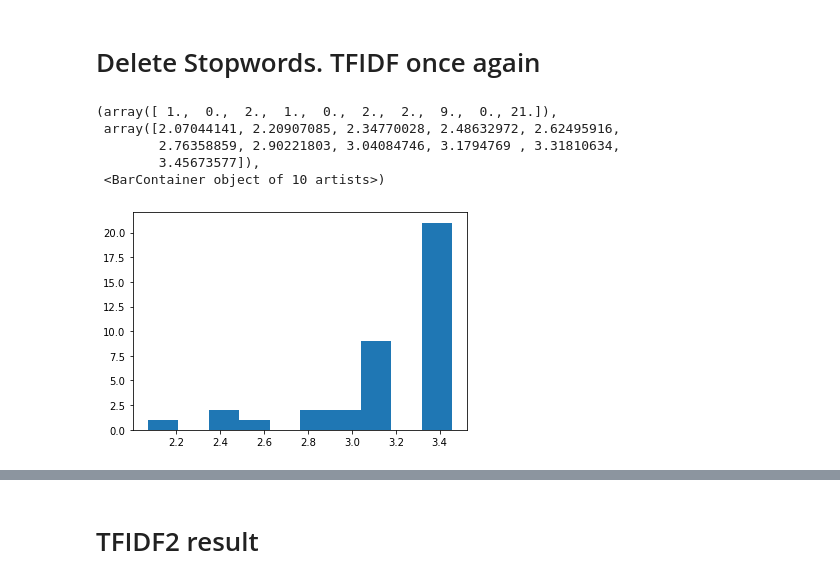
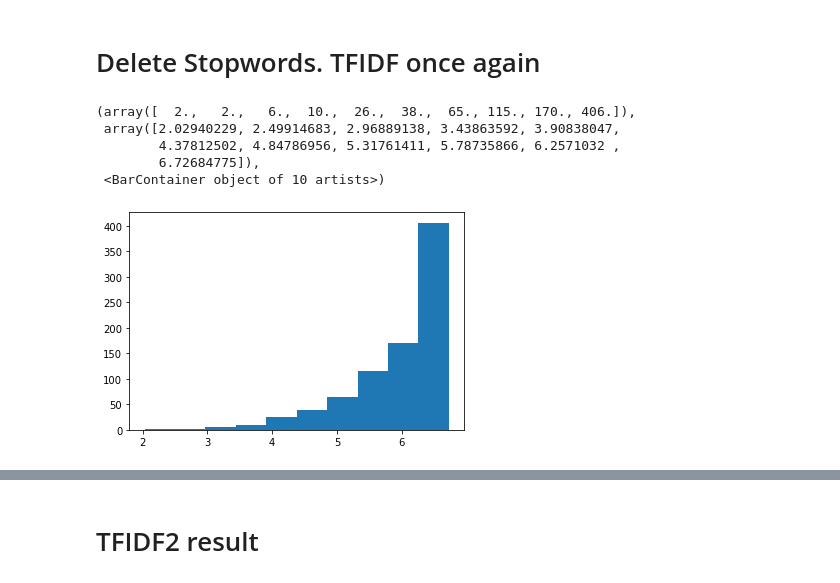
Before and after one commit to SvetlanaY/Wildberries_bot, a Jupyter notebook: Jupiter/Stopwords.ipynb, the cells around one changed output, grey strips where cells are left out. Drawn from its saved outputs; the diff is of its cells as text; code cells hidden in the pictures.

```diff
--- a/Jupiter/Stopwords.ipynb
+++ b/Jupiter/Stopwords.ipynb
@@ -100,6 +102,7 @@ def clean_text(text):
         u"\u200d"
         u"\u2640-\u2642"
         "]+", flags=re.UNICODE)
+
 
     #удаляет пунктуацию
     #translation_table = str.maketrans("", "", string.punctuation)
@@ -128,8 +131,11 @@ def clean_text(text):
     text = re.sub(r"(\d+)(k)", r"\g<1>000", text)
     text = re.sub(r":", " : ", text)
     text = re.sub(r"\s{2,}", " ", text)
+
+
     text = emoji_pattern.sub(r'', text)
-    #text = " ".join(text.split())
+    text = text.split()
+    text = ' '.join(re.sub("[^А-Яа-яё]",'', i) for i in text)
 
     text = delete_non_letters(text)
 
@@ -285,7 +257,7 @@ plot_wordcloud(preprocessed_comments)
 # %% [markdown]
 # tf-idf
 # %%
-vectorizer = TfidfVectorizer(min_df=2, ngram_range=(1, 2))
+vectorizer = TfidfVectorizer(min_df=2)
 # %%
 vectorized_comments = vectorizer.fit_transform(preprocessed_comments)
 # %%
@@ -295,13 +267,12 @@ tfidf = pd.DataFrame(columns=['tfidf']).from_dict(
                     dict(tfidf), orient='index')
 tfidf.columns = ['tfidf']
 # %%
+#ф-ция определяет часть речи
 def pos_define(x):
     m = Mystem()
     w = m.analyze(x)[0]
     pos = w['analysis'][0]['gr'].split(',')[0]
     pos = pos.split('=')[0].strip()
     return pos
-
-tfidf['pos'] = tfidf.index.map(lambda x: pos_define(x))
 # %% [markdown]
 # TFIDF1 result
@@ -317,0 +279,14 @@ tfidf[(tfidf['pos']!='V') & (tfidf['pos'] !='ADV')].sort_values(by=['tfidf'], as
+# %%
+tfidf = tfidf.sort_values(by=['tfidf'], ascending=True)
+
+def final_topics(df):
+    final_topics = []
+    for x in df.index:
+        if len(final_topics)<5:
+            if pos_define(x) not in ['V','ADV']:
+                final_topics.append(x)
+        else: break
+    return final_topics
+
+tfidf1_res = pd.DataFrame(final_topics(tfidf), columns = ['tfidf'])
+tfidf1_res
@@ -353,15 +332,14 @@ top_10_similar('полагать', df)
 # Delete Stopwords. TFIDF once again
 # %%
 # df[~(df.gender == 'F') | (df.age > 40)]
-
-plt.hist(tfidf.sort_values('tfidf'))
+plt.hist(tfidf.sort_values('tfidf')['tfidf'])
 # %% [output]
-(array([ 1.,  0.,  2.,  1.,  0.,  2.,  2.,  9.,  0., 21.]),
- array([2.07044141, 2.20907085, 2.34770028, 2.48632972, 2.62495916,
-        2.76358859, 2.90221803, 3.04084746, 3.1794769 , 3.31810634,
-        3.45673577]),
+(array([  2.,   2.,   6.,  10.,  26.,  38.,  65., 115., 170., 406.]),
+ array([2.02940229, 2.49914683, 2.96889138, 3.43863592, 3.90838047,
+        4.37812502, 4.84786956, 5.31761411, 5.78735866, 6.2571032 ,
+        6.72684775]),
  <BarContainer object of 10 artists>)
-[figure, old version]
+[figure, new version]
 # %%
 max_lim = 6
 min_lim = 3
```
Also changed, not shown: parts of 44 cells of this notebook.
